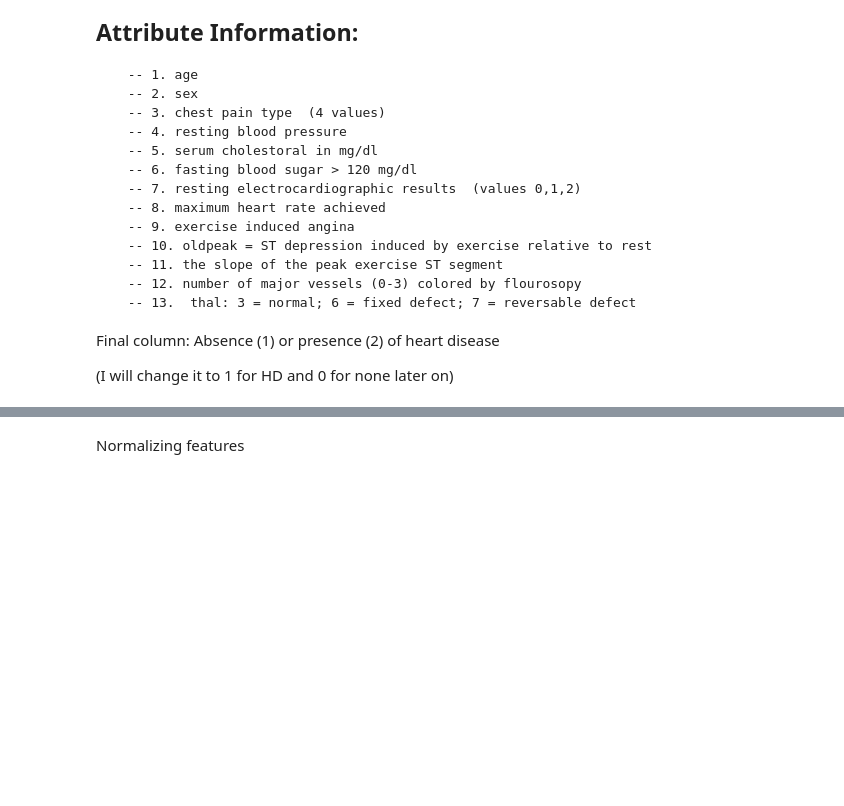
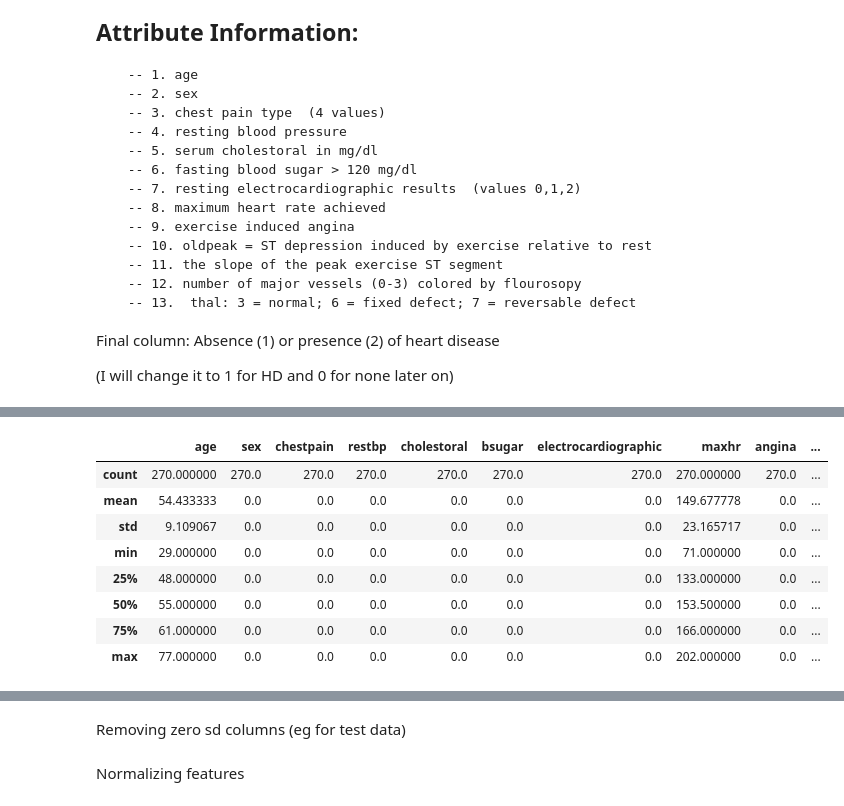
Before and after one commit to duha-aldebakel/DSC180A-Replication, a Jupyter notebook: 20211121.ipynb, the cells around one changed output, grey strips where cells are left out. Drawn from its saved outputs; the diff is of its cells as text; code cells hidden in the pictures; blank space fills up the shorter version.

```diff
--- a/20211121.ipynb
+++ b/20211121.ipynb
@@ -56,6 +73,21 @@ colnames=['age','sex','chestpain','restbp','cholestoral',
           'oldpeak','slopepexercise','numvessels','thal',
           'heartdisease'
          ]
+# %%
+#https://archive.ics.uci.edu/ml/machine-learning-databases/statlog/heart/
+df=pd.read_csv('test/testdata/heart.csv')
+df=df.astype(float)
+df.describe()
+# %% [output]
+|  | age | sex | chestpain | restbp | cholestoral | bsugar | electrocardiographic | maxhr | angina | ... |
+| count | 270.000000 | 270.0 | 270.0 | 270.0 | 270.0 | 270.0 | 270.0 | 270.000000 | 270.0 | ... |
+| mean | 54.433333 | 0.0 | 0.0 | 0.0 | 0.0 | 0.0 | 0.0 | 149.677778 | 0.0 | ... |
+| std | 9.109067 | 0.0 | 0.0 | 0.0 | 0.0 | 0.0 | 0.0 | 23.165717 | 0.0 | ... |
+| min | 29.000000 | 0.0 | 0.0 | 0.0 | 0.0 | 0.0 | 0.0 | 71.000000 | 0.0 | ... |
+| 25% | 48.000000 | 0.0 | 0.0 | 0.0 | 0.0 | 0.0 | 0.0 | 133.000000 | 0.0 | ... |
+| 50% | 55.000000 | 0.0 | 0.0 | 0.0 | 0.0 | 0.0 | 0.0 | 153.500000 | 0.0 | ... |
+| 75% | 61.000000 | 0.0 | 0.0 | 0.0 | 0.0 | 0.0 | 0.0 | 166.000000 | 0.0 | ... |
+| max | 77.000000 | 0.0 | 0.0 | 0.0 | 0.0 | 0.0 | 0.0 | 202.000000 | 0.0 | ... |
 # %%
 #https://archive.ics.uci.edu/ml/machine-learning-databases/statlog/heart/
 df=pd.DataFrame([line.split() for line in open('data/raw/heart.dat')],columns=colnames)
@@ -72,3 +104,5 @@ df.describe()
 | 50% | 55.000000 | 1.000000 | 3.000000 | 130.000000 | 245.000000 | 0.000000 | 2.000000 | 153.500000 | 0.000000 | ... |
 | 75% | 61.000000 | 1.000000 | 4.000000 | 140.000000 | 280.000000 | 0.000000 | 2.000000 | 166.000000 | 1.000000 | ... |
 | max | 77.000000 | 1.000000 | 4.000000 | 200.000000 | 564.000000 | 1.000000 | 2.000000 | 202.000000 | 1.000000 | ... |
+# %% [markdown]
+Removing zero sd columns (eg for test data)
```
Also changed, not shown: parts of 9 cells of this notebook, 6 other files.
